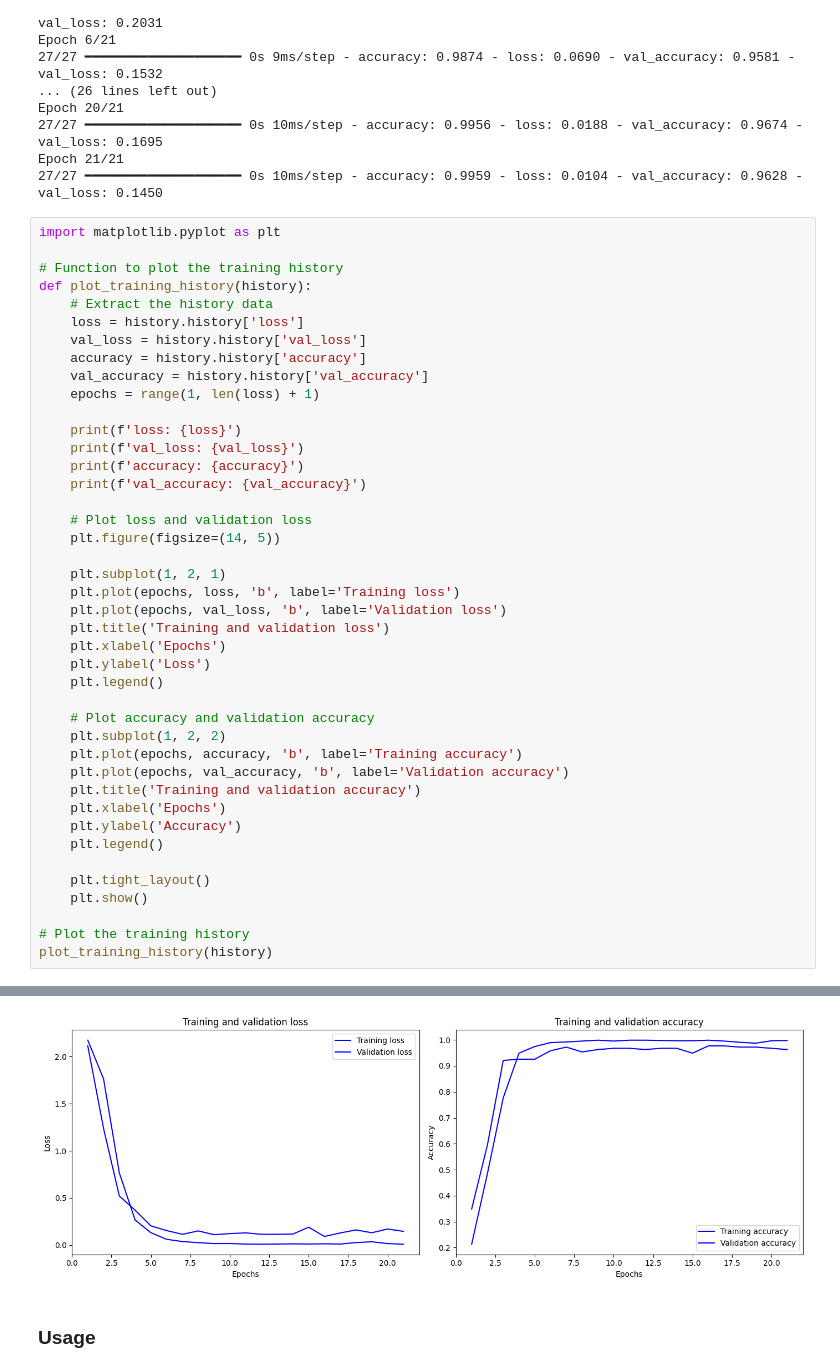
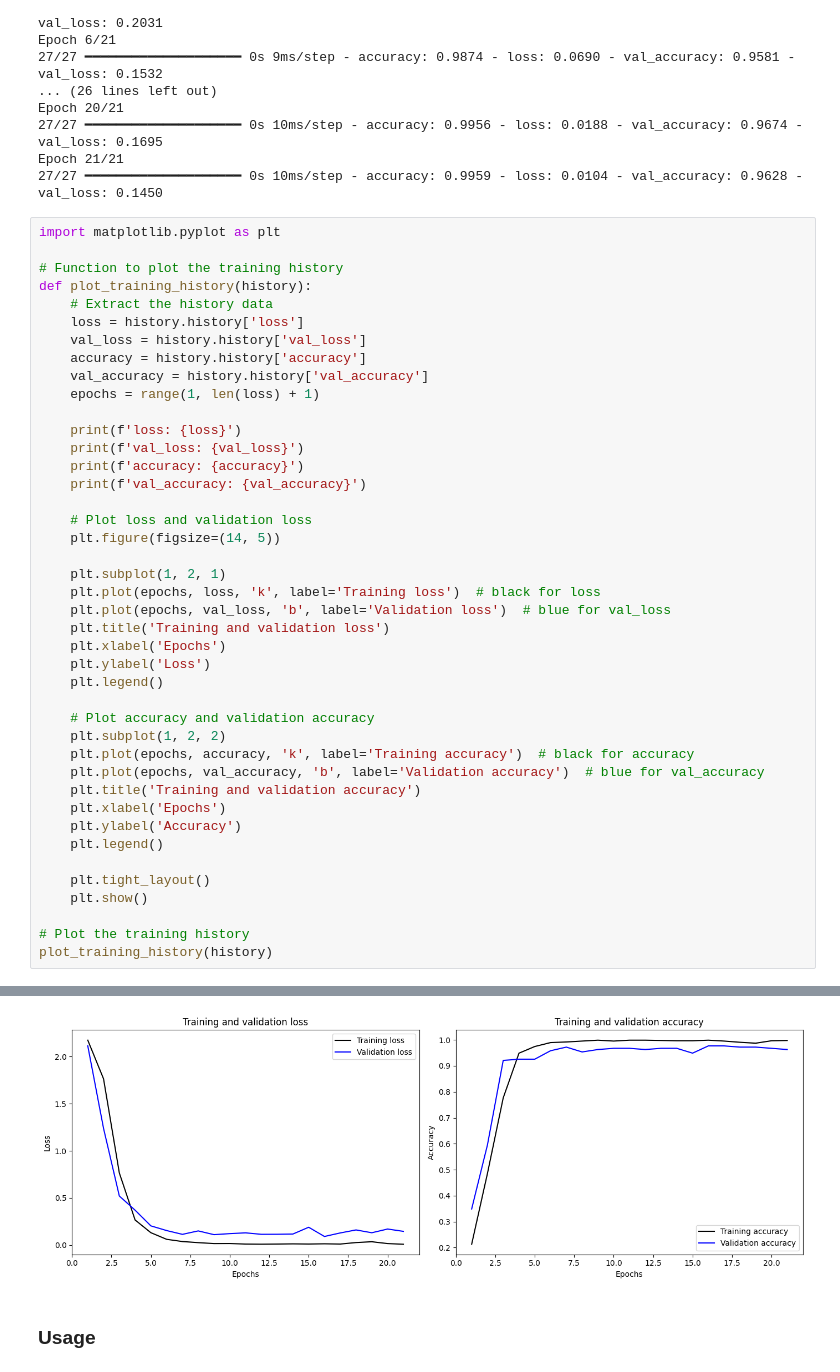
Before and after one commit to Finboost/finboost-ml, a Jupyter notebook: question-suggestion/notebook/main.ipynb, the cells around one changed output, grey strips where cells are left out. Saved outputs shown, nothing was run; the diff lists cells and outputs as text.

Commit message:
change val color plot history training

```diff
--- a/question-suggestion/notebook/main.ipynb
+++ b/question-suggestion/notebook/main.ipynb
@@ -157,38 +157,38 @@ def plot_training_history(history):
     print(f'val_loss: {val_loss}')
     print(f'accuracy: {accuracy}')
     print(f'val_accuracy: {val_accuracy}')
 
     # Plot loss and validation loss
     plt.figure(figsize=(14, 5))
 
     plt.subplot(1, 2, 1)
-    plt.plot(epochs, loss, 'b', label='Training loss')
-    plt.plot(epochs, val_loss, 'b', label='Validation loss')
+    plt.plot(epochs, loss, 'k', label='Training loss')  # black for loss
+    plt.plot(epochs, val_loss, 'b', label='Validation loss')  # blue for val_loss
     plt.title('Training and validation loss')
     plt.xlabel('Epochs')
     plt.ylabel('Loss')
     plt.legend()
 
     # Plot accuracy and validation accuracy
     plt.subplot(1, 2, 2)
-    plt.plot(epochs, accuracy, 'b', label='Training accuracy')
-    plt.plot(epochs, val_accuracy, 'b', label='Validation accuracy')
+    plt.plot(epochs, accuracy, 'k', label='Training accuracy')  # black for accuracy
+    plt.plot(epochs, val_accuracy, 'b', label='Validation accuracy')  # blue for val_accuracy
     plt.title('Training and validation accuracy')
     plt.xlabel('Epochs')
     plt.ylabel('Accuracy')
     plt.legend()
 
     plt.tight_layout()
     plt.show()
 
 # Plot the training history
 plot_training_history(history)
 # %% [output]
 loss: [2.1754491329193115, 1.764891266822815, 0.7655854225158691, 0.26554423570632935, 0.1305587738752365, 0.060189660638570786, 0.03661024570465088, 0.025073803961277008, 0.015067790634930134, 0.0156 ...
 val_loss: [2.1153523921966553, 1.238445520401001, 0.5202932953834534, 0.36977070569992065, 0.2031080573797226, 0.15324939787387848, 0.11301742494106293, 0.14969402551651, 0.10970629006624222, 0.120714 ...
 accuracy: [0.21303841471672058, 0.4854481816291809, 0.7764843106269836, 0.9487776756286621, 0.974388837814331, 0.9895226955413818, 0.9918509721755981, 0.9953434467315674, 0.9988358616828918, 0.9953434 ...
 val_accuracy: [0.3488371968269348, 0.5953488349914551, 0.9209302067756653, 0.9255813956260681, 0.9255813956260681, 0.9581395387649536, 0.9720930457115173, 0.9534883499145508, 0.9627906680107117, 0.967 ...
-[figure, old version]
+[figure, new version]
 # %% [markdown]
 ### Usage
 # %%
```
Also changed, not shown: parts of 1 cell of this notebook.
